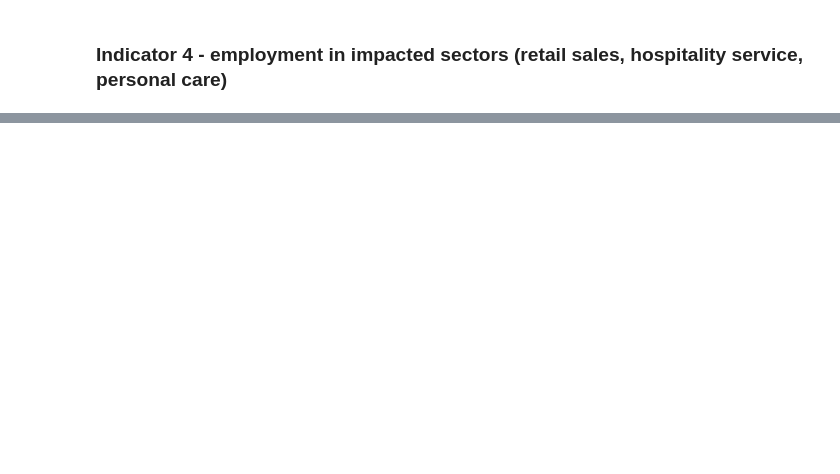
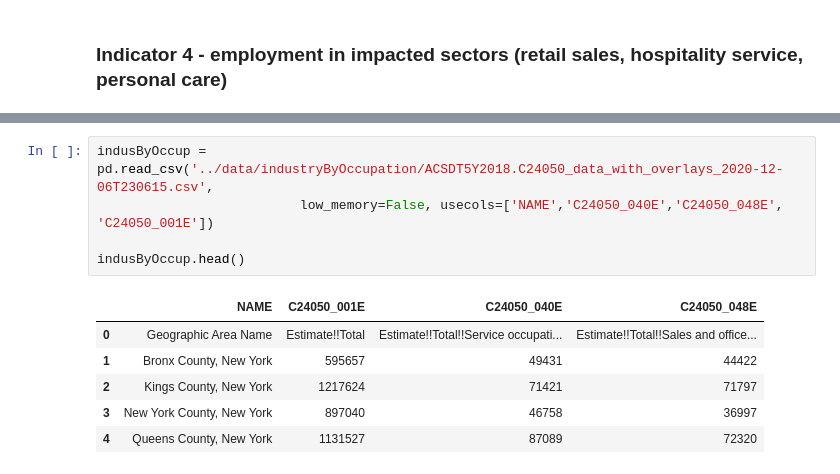
Before and after one commit to community-insight-impact/cvi_ucla_partnership, a Jupyter notebook: notebooks/merge_data_rent.ipynb, the cells around one changed output, grey strips where cells are left out. Saved outputs shown, nothing was run; the diff lists cells and outputs as text; blank space fills up the shorter version.

```diff
--- a/notebooks/merge_data_rent.ipynb
+++ b/notebooks/merge_data_rent.ipynb
@@ -289,0 +280,12 @@ employment.head()
+# %%
+indusByOccup = pd.read_csv('../data/industryByOccupation/ACSDT5Y2018.C24050_data_with_overlays_2020-12-06T230615.csv',
+                          low_memory=False, usecols=['NAME','C24050_040E','C24050_048E', 'C24050_001E'])
+
+indusByOccup.head()
+# %% [output]
+|  | NAME | C24050_001E | C24050_040E | C24050_048E |
+| 0 | Geographic Area Name | Estimate!!Total | Estimate!!Total!!Service occupati... | Estimate!!Total!!Sales and office... |
+| 1 | Bronx County, New York | 595657 | 49431 | 44422 |
+| 2 | Kings County, New York | 1217624 | 71421 | 71797 |
+| 3 | New York County, New York | 897040 | 46758 | 36997 |
+| 4 | Queens County, New York | 1131527 | 87089 | 72320 |
```
Also changed, not shown: parts of 14 cells of this notebook.
